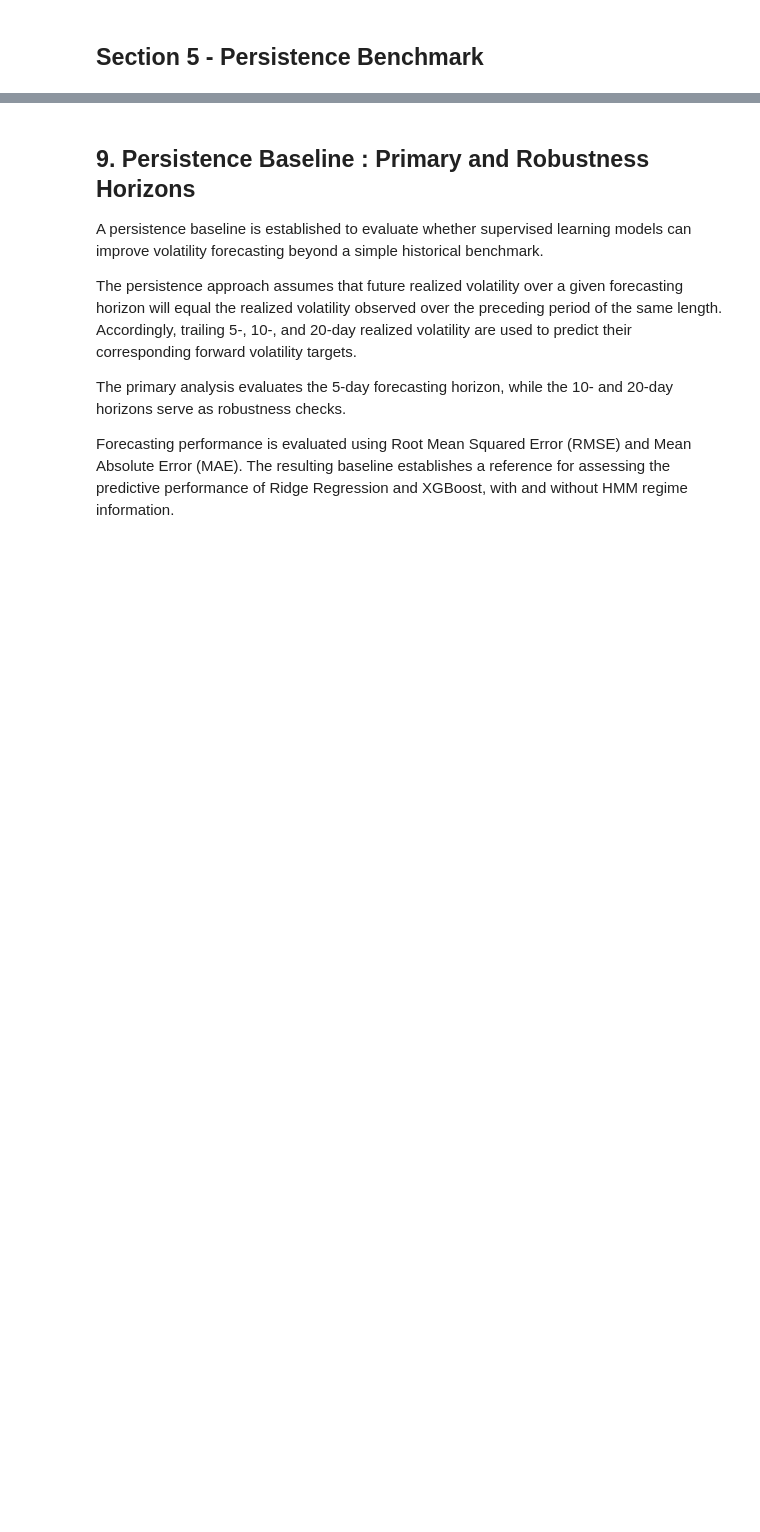
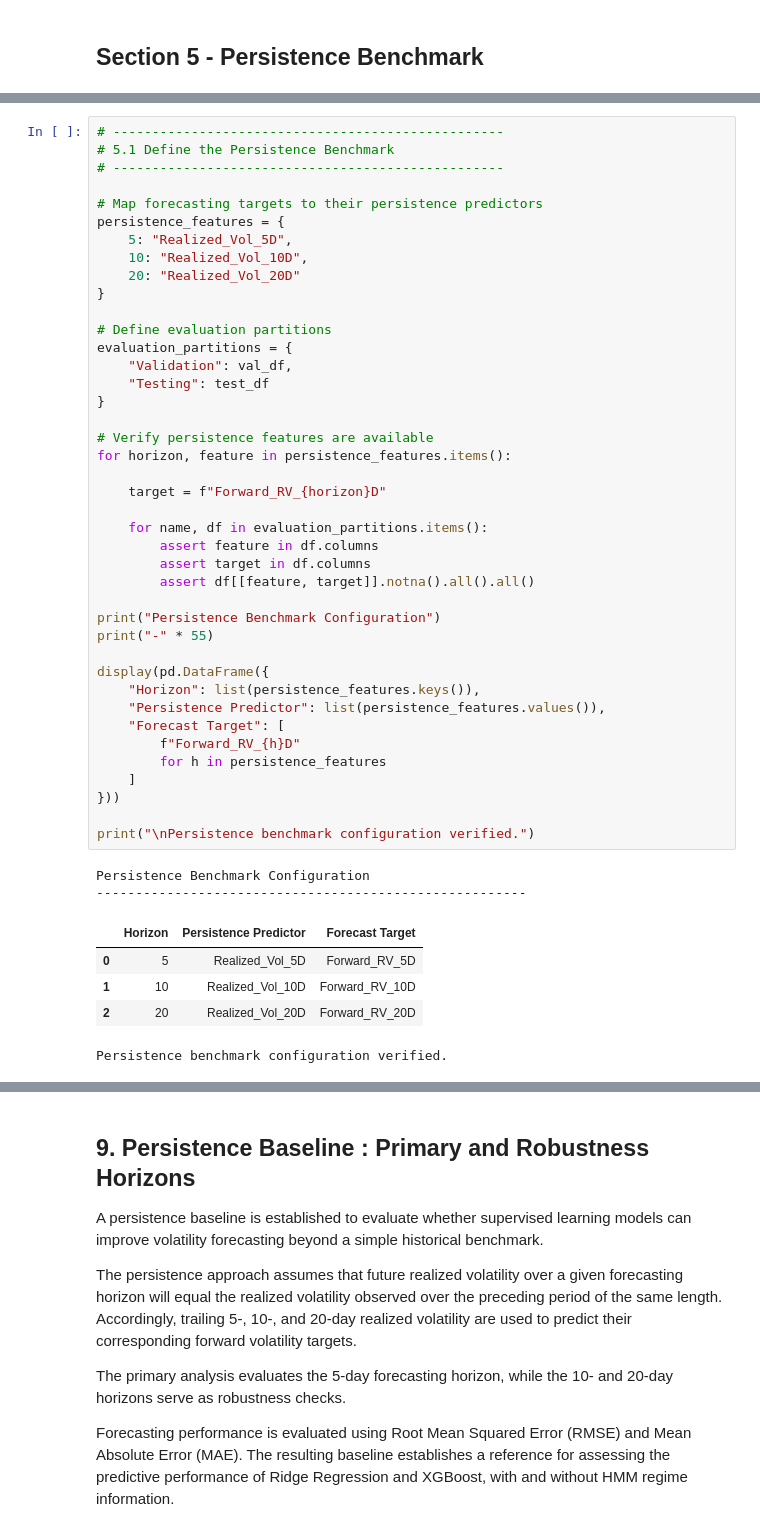
Before and after one commit to LR-Lemon/Milestone-II, a Jupyter notebook: notebooks/02_model_a_volatility_forecasting.ipynb, the cells around one changed output, grey strips where cells are left out. Saved outputs shown, nothing was run; the diff lists cells and outputs as text; blank space fills up the shorter version.

```diff
--- a/notebooks/02_model_a_volatility_forecasting.ipynb
+++ b/notebooks/02_model_a_volatility_forecasting.ipynb
@@ -2174,0 +1822,49 @@ Consequently, the HMM estimation procedure does not introduce information from M
+# %%
+# --------------------------------------------------
+# 5.1 Define the Persistence Benchmark
+# --------------------------------------------------
+
+# Map forecasting targets to their persistence predictors
+persistence_features = {
+    5: "Realized_Vol_5D",
+    10: "Realized_Vol_10D",
+    20: "Realized_Vol_20D"
+}
+
+# Define evaluation partitions
+evaluation_partitions = {
+    "Validation": val_df,
+    "Testing": test_df
+}
+
+# Verify persistence features are available
+for horizon, feature in persistence_features.items():
+
+    target = f"Forward_RV_{horizon}D"
+
+    for name, df in evaluation_partitions.items():
+        assert feature in df.columns
+        assert target in df.columns
+        assert df[[feature, target]].notna().all().all()
+
+print("Persistence Benchmark Configuration")
+print("-" * 55)
+
+display(pd.DataFrame({
+    "Horizon": list(persistence_features.keys()),
+    "Persistence Predictor": list(persistence_features.values()),
+    "Forecast Target": [
+        f"Forward_RV_{h}D"
+        for h in persistence_features
+    ]
+}))
+
+print("\nPersistence benchmark configuration verified.")
+# %% [output]
+Persistence Benchmark Configuration
+-------------------------------------------------------
+|  | Horizon | Persistence Predictor | Forecast Target |
+| 0 | 5 | Realized_Vol_5D | Forward_RV_5D |
+| 1 | 10 | Realized_Vol_10D | Forward_RV_10D |
+| 2 | 20 | Realized_Vol_20D | Forward_RV_20D |
+Persistence benchmark configuration verified.
```
Also changed, not shown: parts of 30 cells of this notebook.
